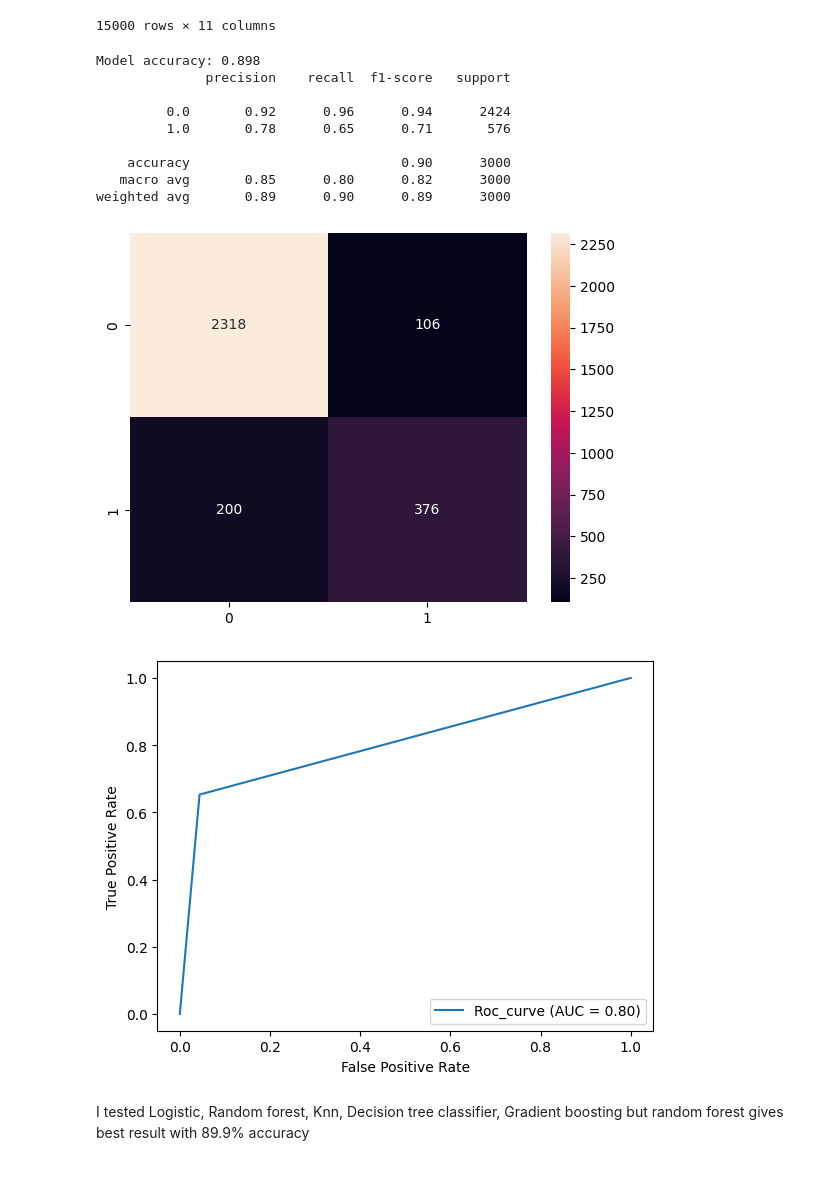
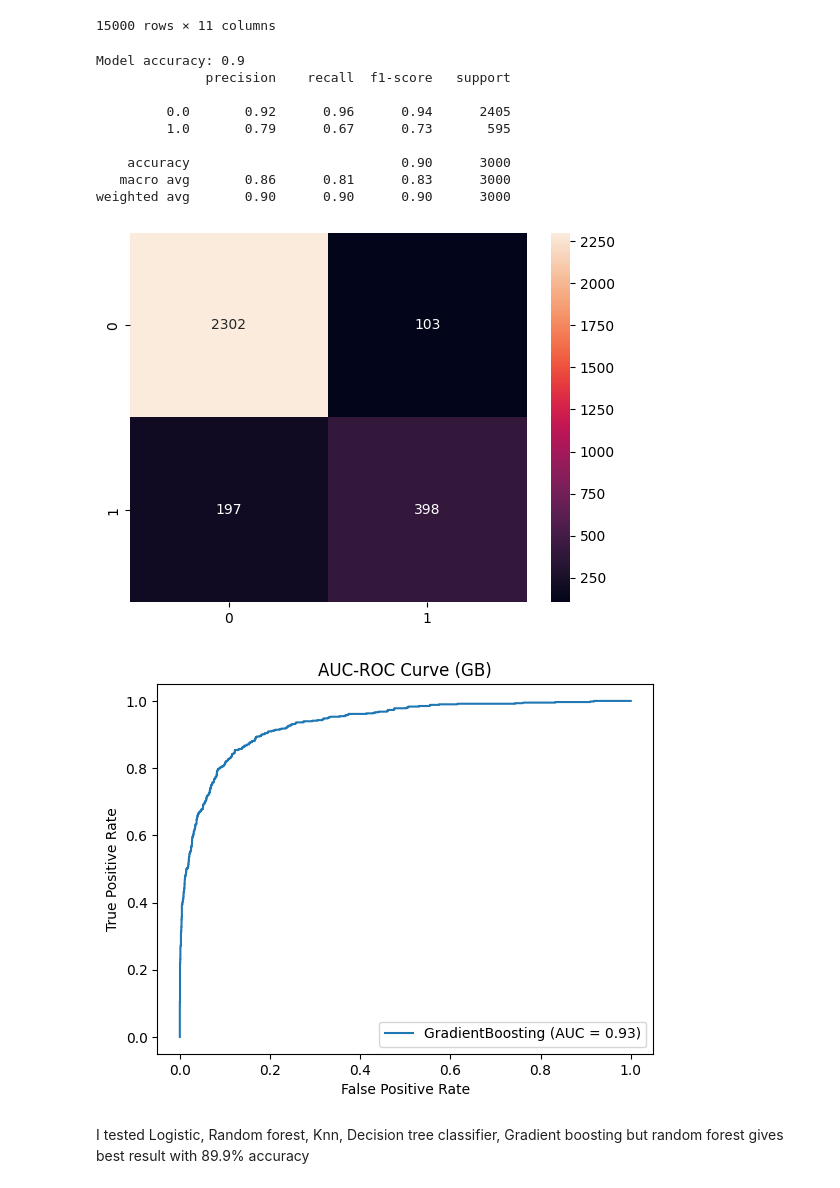
Before and after one commit to Asilbek-dev309/Cirrhosis-predict, a Jupyter notebook: customer-churn.ipynb, the cells around one changed output. Cells and saved outputs as stored; diff of their text form; code cells hidden in the pictures.

```diff
--- a/customer-churn.ipynb
+++ b/customer-churn.ipynb
@@ -193,7 +221,7 @@ num_pipeline = Pipeline([
 ])
 
 cat_pipeline = Pipeline([
-    ('onehot', OneHotEncoder())
+    ('onehot', OneHotEncoder(handle_unknown='ignore'))
 ])
 
 preprocessor = ColumnTransformer([
@@ -204,40 +232,43 @@ preprocessor = ColumnTransformer([
 X=df.drop('Exited',axis=1)
 y=df['Exited']
 # %%
-X_train, X_test, y_train, y_test = train_test_split(X, y, test_size=0.2 , random_state=42)
+X_train, X_test, y_train, y_test = train_test_split(X, y, test_size=0.2 , random_state=42,stratify=y)
 # %%
 X_train_prepared=preprocessor.fit_transform(X_train)
 X_test_prepared=preprocessor.transform(X_test)
 # %%
 GB=GradientBoostingClassifier(n_estimators=100, learning_rate=0.1, max_depth=3)
 GB.fit(X_train_prepared, y_train)
-y_pred_1= GB.predict(X_test_prepared)
-print('Model accuracy:',accuracy_score(y_test, y_pred_1))
-print(classification_report(y_test, y_pred_1))
+y_pred= GB.predict(X_test_prepared)
+y_proba = GB.predict_proba(X_test_prepared)[:, 1]
+print('Model accuracy:',accuracy_score(y_test, y_pred))
+print(classification_report(y_test, y_pred))
 # %% [output]
-Model accuracy: 0.898
+Model accuracy: 0.9
               precision    recall  f1-score   support
 
-         0.0       0.92      0.96      0.94      2424
-         1.0       0.78      0.65      0.71       576
+         0.0       0.92      0.96      0.94      2405
+         1.0       0.79      0.67      0.73       595
 
     accuracy                           0.90      3000
-   macro avg       0.85      0.80      0.82      3000
-weighted avg       0.89      0.90      0.89      3000
+   macro avg       0.86      0.81      0.83      3000
+weighted avg       0.90      0.90      0.90      3000
 # %%
-conf_mat=confusion_matrix(y_test,y_pred_1)
+conf_mat=confusion_matrix(y_test,y_pred)
 sns.heatmap(conf_mat,annot=True,fmt='g')
 plt.show()
 # %% [output]
-[figure, old version]
+[figure, new version]
 # %%
-fpr, tpr, thresholds=metrics.roc_curve(y_test,y_pred_1)
-roc_auc=metrics.auc(fpr,tpr)
-display=metrics.RocCurveDisplay(fpr=fpr,tpr=tpr,roc_auc=roc_auc,estimator_name='Roc_curve')
+fpr, tpr, thresholds = metrics.roc_curve(y_test, y_proba)
+roc_auc = metrics.auc(fpr, tpr)
+
+display = metrics.RocCurveDisplay(fpr=fpr, tpr=tpr, roc_auc=roc_auc, estimator_name='GradientBoosting')
 display.plot()
+plt.title("AUC-ROC Curve (GB)")
 plt.show()
 # %% [output]
-[figure, old version]
+[figure, new version]
 # %% [markdown]
 I tested Logistic, Random forest, Knn, Decision tree classifier, Gradient boosting but random forest gives best result with 89.9% accuracy
 # %%
```
Also changed, not shown: parts of 7 cells of this notebook.
